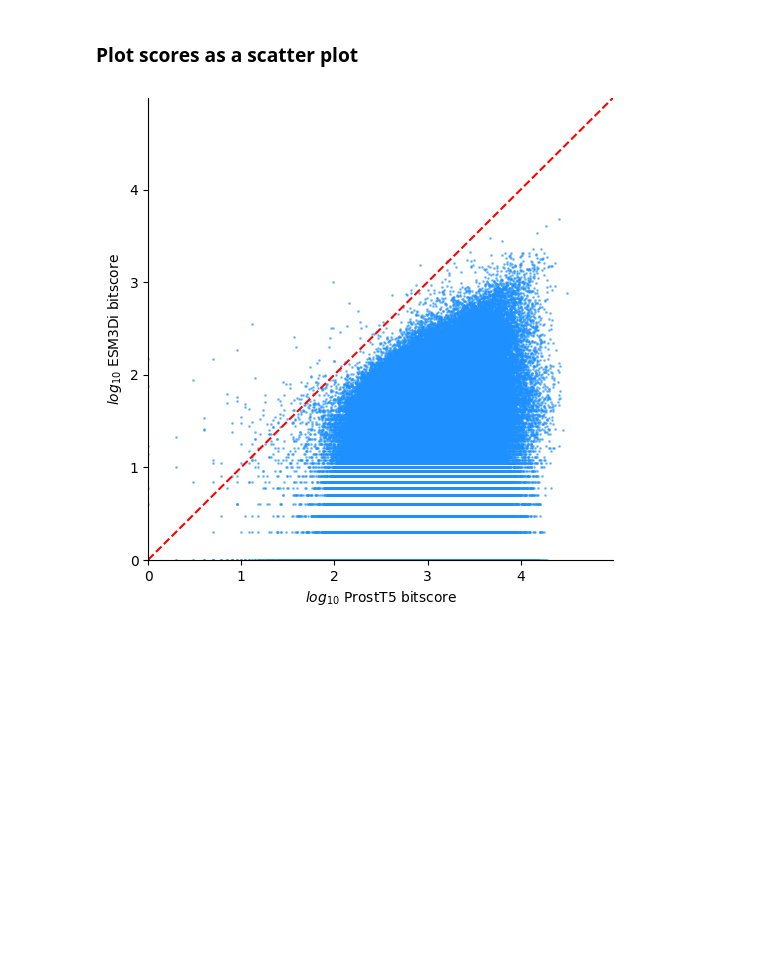
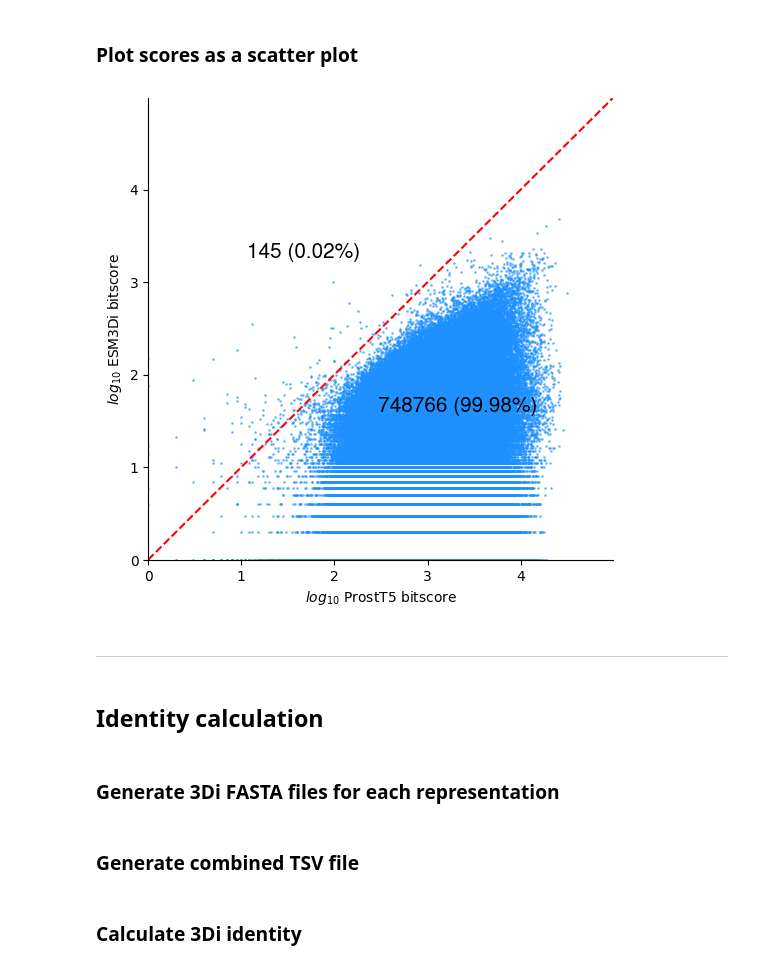
Before and after one commit to DessimozLab/ESM3di, a Jupyter notebook: benchmark/3di_alignment.ipynb, the cells around one changed output. Cells and saved outputs as stored; diff of their text form; code cells hidden in the pictures; blank space fills up the shorter version.

Commit message:
3di identity plot

```diff
--- a/benchmark/3di_alignment.ipynb
+++ b/benchmark/3di_alignment.ipynb
@@ -119,37 +119,58 @@ paste \
 ### Plot scores as a scatter plot
 # %%
 from matplotlib import pyplot as plt
+fig, ax = plt.subplots(figsize=(6, 6))
+plt.rcParams['font.family'] = 'Nimbus sans'
 
 x, y = [], []
 with open('data/metavr/metavr_bitscores.tsv') as f:
     for line in f:
         _, prostt5_score, esm3di_score = line.strip().split()
         x.append(int(prostt5_score))
         y.append(int(esm3di_score))
 
 # take log
 from math import log10
 x = [0 if score <= 0 else log10(score) for score in x]
 y = [0 if score <= 0 else log10(score) for score in y]
 
+# get info where x < y / x > y
+xsmall = sum(1 for a, b in zip(x, y) if a < b)
+xlarge = sum(1 for a, b in zip(x, y) if a > b)
+
 # equalize xlim and ylim
 lim = max(max(x), max(y)) + 0.5
-plt.figure(figsize=(6, 6))
 plt.xlim(0, lim)
 plt.ylim(0, lim)
 
-# density plot
+# scatter plot
 plt.scatter(x, y, alpha=0.5, s=1, color='dodgerblue')
 plt.plot([0, lim], [0, lim], 'r--')
+
+# print info about how many points are above/below the diagonal
+txt_above = f"{xsmall} ({xsmall / len(x) * 100:.2f}%)"
+txt_below = f"{xlarge} ({xlarge / len(x) * 100:.2f}%)"
+
+# centers of the two triangles in axes coordinates: (1/3,2/3) and (2/3,1/3)
+ax.text(1/3, 2/3, txt_above, transform=ax.transAxes,
+        ha="center", va="center", fontsize=15)
+ax.text(2/3, 1/3, txt_below, transform=ax.transAxes,
+        ha="center", va="center", fontsize=15)
 
 # set labels and title
 plt.xlabel('$log_{10}$ ProstT5 bitscore')
 plt.ylabel('$log_{10}$ ESM3Di bitscore')
 
 # remove top and right spines
 plt.gca().spines['top'].set_visible(False)
 plt.gca().spines['right'].set_visible(False)
 
 plt.show()
 # %% [output]
-[figure, old version]
+[figure, new version]
+# %% [markdown]
+---
+# %% [markdown]
+## Identity calculation
+# %% [markdown]
+### Generate 3Di FASTA files for each representation
@@ -155,0 +190,2 @@ plt.show()
+# %% [markdown]
+### Generate combined TSV file
@@ -155,0 +205,2 @@ plt.show()
+# %% [markdown]
+### Calculate 3Di identity
```
Also changed, not shown: parts of 5 cells of this notebook.
